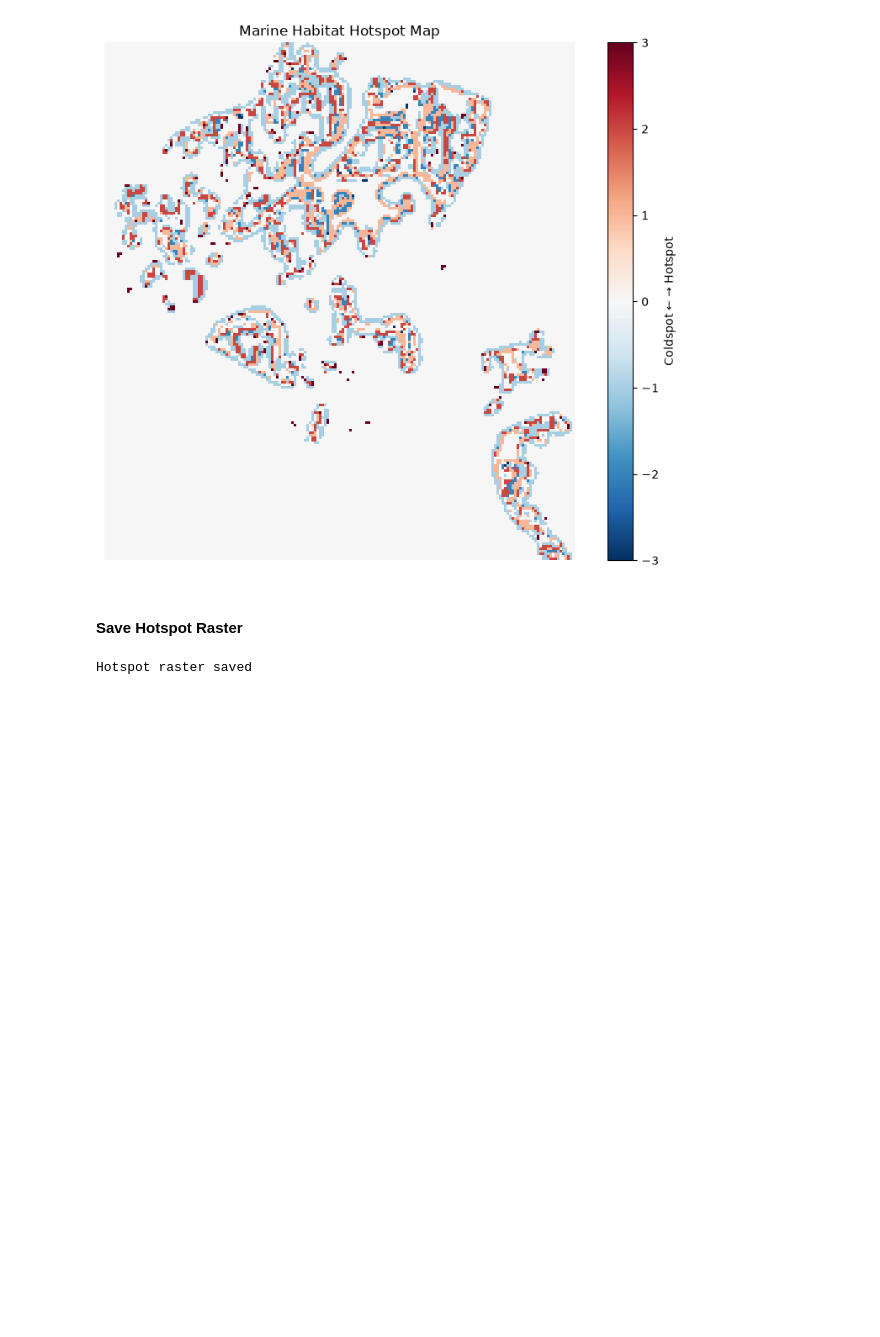
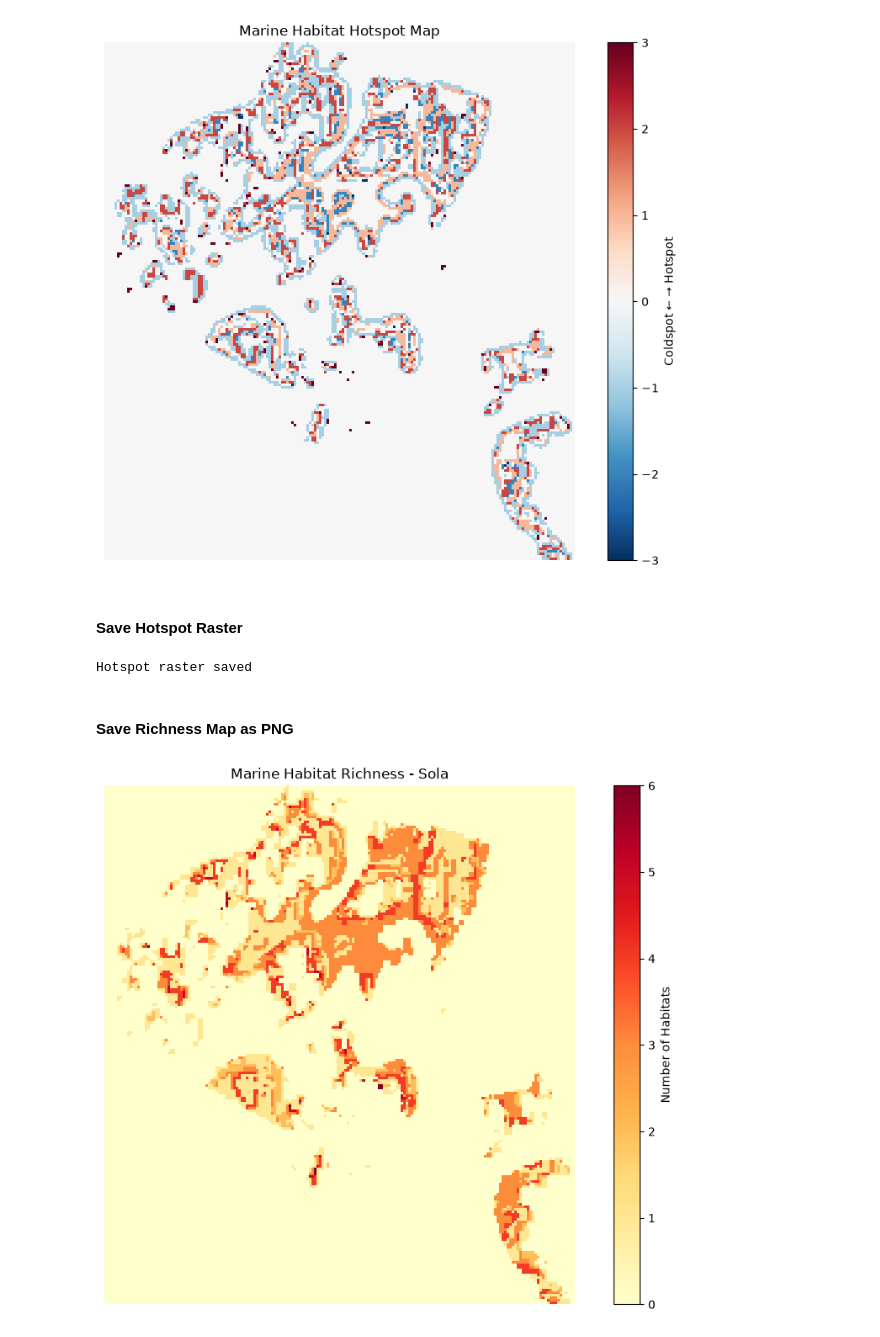
Before and after one commit to arjumanbanu3/python_automated_marine_habitat_modelling_sola, a Jupyter notebook: Automated_Habitat_Suitability_Sola.ipynb, the cells around one changed output. Drawn from its saved outputs; the diff is of its cells as text; code cells hidden in the pictures; blank space fills up the shorter version.

```diff
--- a/Automated_Habitat_Suitability_Sola.ipynb
+++ b/Automated_Habitat_Suitability_Sola.ipynb
@@ -541,3 +543,25 @@ with rasterio.open(
 print("Hotspot raster saved")
 # %% [output]
 Hotspot raster saved
+# %% [markdown]
+#### Save Richness Map as PNG
+# %%
+plt.figure(figsize=(12,8))
+
+plt.imshow(richness, cmap="YlOrRd")
+
+plt.colorbar(label="Number of Habitats")
+
+plt.title("Marine Habitat Richness - Sola")
+
+plt.axis("off")
+
+plt.savefig(
+    r"C:\Users\ab\Desktop\Python\maps\richness_map.png",
+    dpi=300,
+    bbox_inches="tight"
+)
+
+plt.show()
+# %% [output]
+[figure, added]
```
Also changed, not shown: parts of 22 cells of this notebook.
